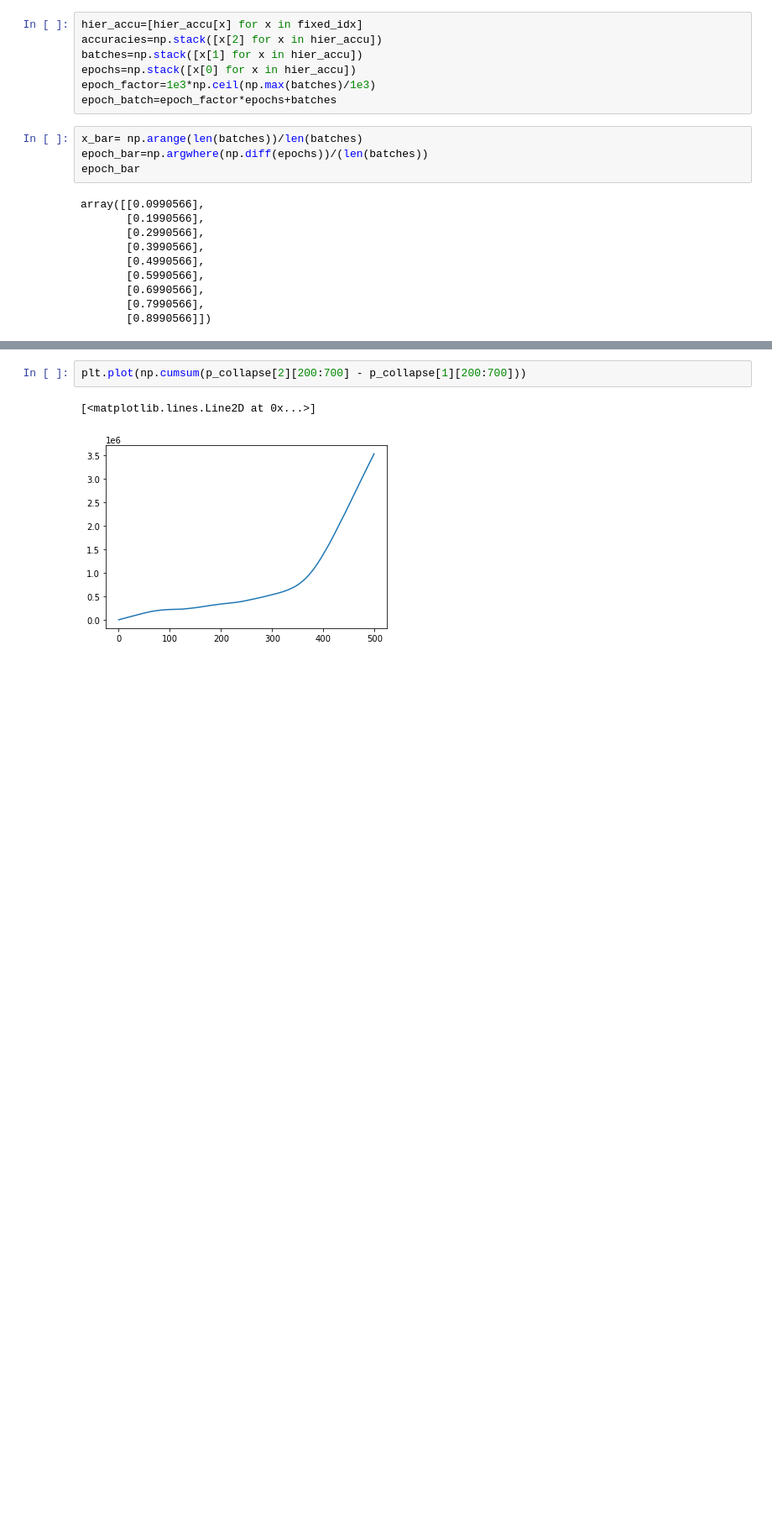
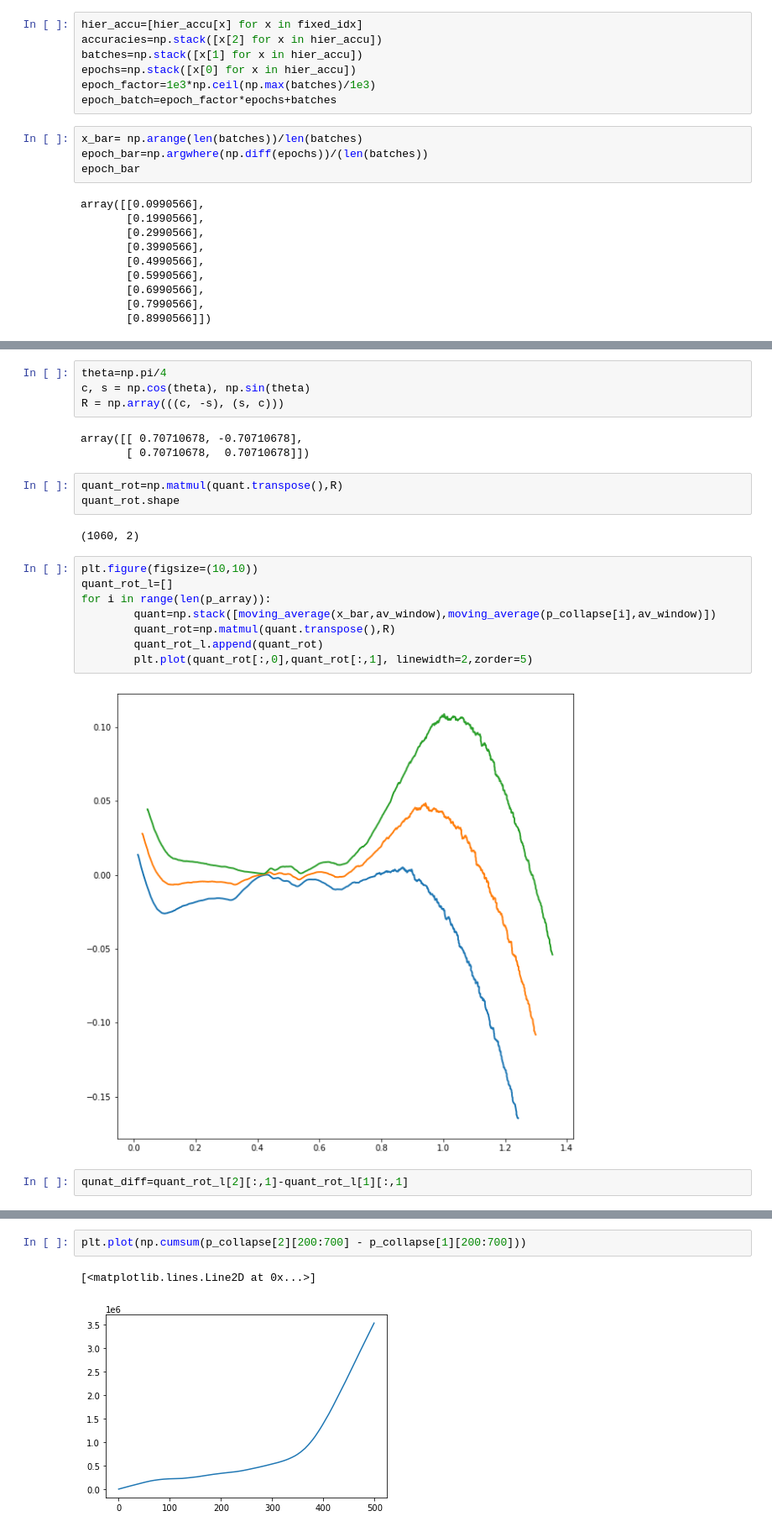
Before and after one commit to eghbalhosseini/neural_manifolds, a Jupyter notebook: KNN_analysis_func_standardize_eh_edit.ipynb, the cells around one changed output, grey strips where cells are left out. Shown at 84% size. Drawn from its saved outputs; the diff is of its cells as text; blank space fills up the shorter version.

```diff
--- a/KNN_analysis_func_standardize_eh_edit.ipynb
+++ b/KNN_analysis_func_standardize_eh_edit.ipynb
@@ -239,0 +351,24 @@ p_collapse[0].shape
+# %%
+theta=np.pi/4
+c, s = np.cos(theta), np.sin(theta)
+R = np.array(((c, -s), (s, c)))
+# %% [output]
+array([[ 0.70710678, -0.70710678],
+       [ 0.70710678,  0.70710678]])
+# %%
+quant_rot=np.matmul(quant.transpose(),R)
+quant_rot.shape
+# %% [output]
+(1060, 2)
+# %%
+plt.figure(figsize=(10,10))
+quant_rot_l=[]
+for i in range(len(p_array)):
+        quant=np.stack([moving_average(x_bar,av_window),moving_average(p_collapse[i],av_window)])
+        quant_rot=np.matmul(quant.transpose(),R)
+        quant_rot_l.append(quant_rot)
+        plt.plot(quant_rot[:,0],quant_rot[:,1], linewidth=2,zorder=5)
+# %% [output]
+[figure, added]
+# %%
+qunat_diff=quant_rot_l[2][:,1]-quant_rot_l[1][:,1]
```
Also changed, not shown: parts of 20 cells of this notebook, 8 other files.
